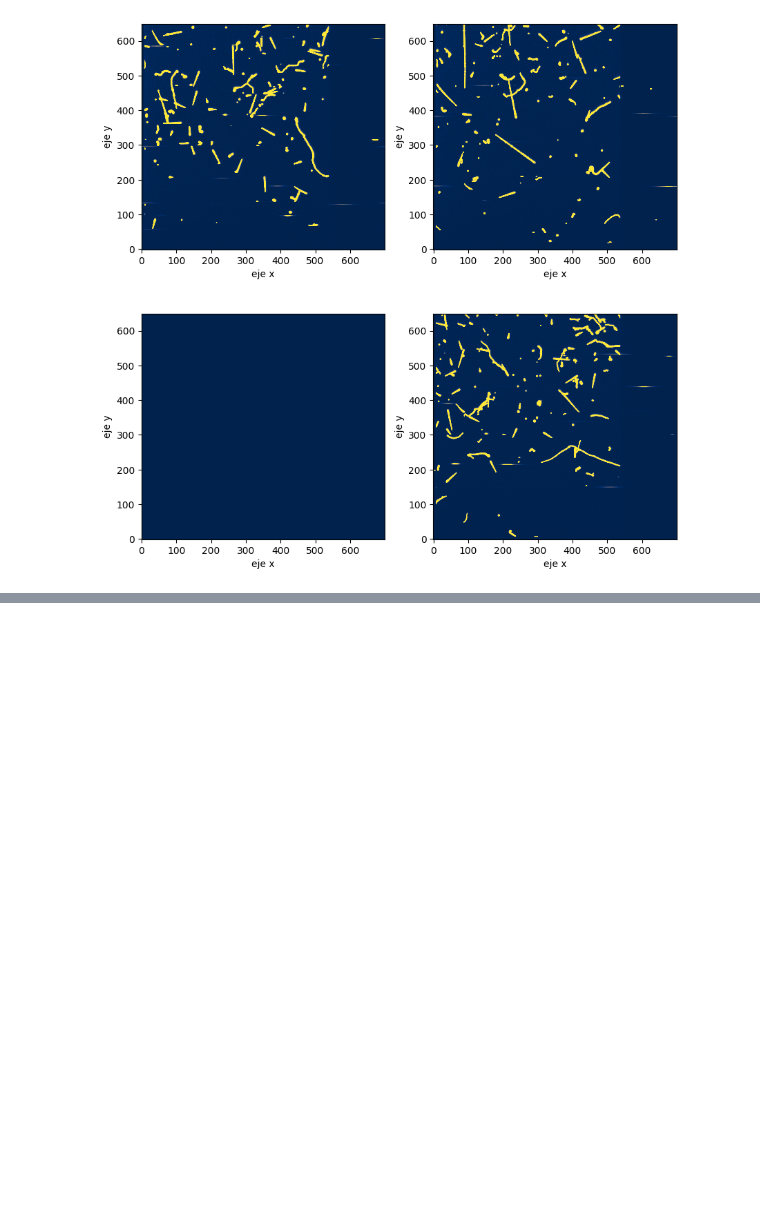
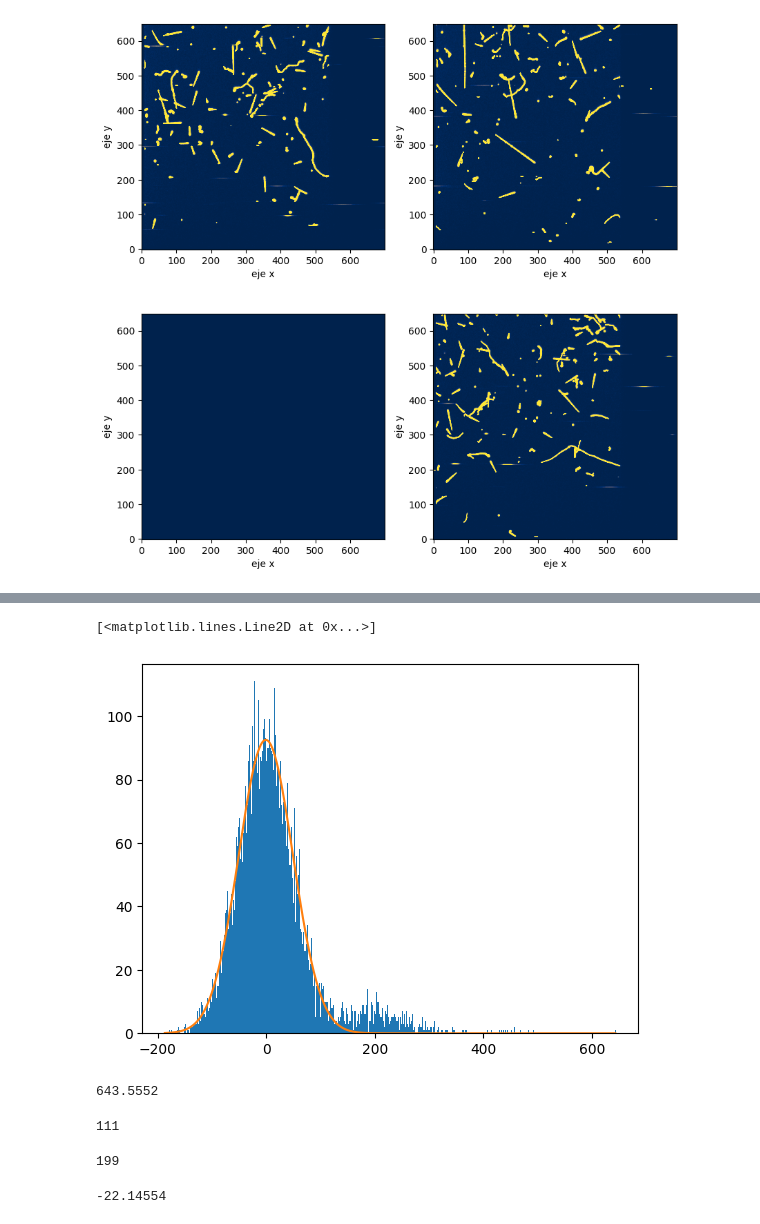
Before and after one commit to maumtzmon/ClasesPy, a Jupyter notebook: 21 - matplotlib/10_histogram_step_by_step.ipynb, the cells around one changed output, grey strips where cells are left out. Saved outputs shown, nothing was run; the diff lists cells and outputs as text; code cells hidden in the pictures; blank space fills up the shorter version.

```diff
--- a/21 - matplotlib/10_histogram_step_by_step.ipynb
+++ b/21 - matplotlib/10_histogram_step_by_step.ipynb
@@ -24,7 +34,5 @@ plt.imshow(data_Ext[0][400:500,550:], cmap='cividis', origin='lower')
 # %%
-Y, bins, _ = plt.hist(data_Ext[0][400:500,550:].flatten(),1000)
+counts_Y, bins_X, _ = plt.hist(data_Ext[0][400:500,550:].flatten(),1000)
 plt.yscale('log')
 # %% [output]
 [figure]
-# %%
-data_Ext.append(imagen[3].data)
@@ -62,0 +92,4 @@ for i in range(0,4):
+# %%
+
+def gauss(x,x0,s,A): # x=data, x0=mean, s=StdDev, A=amplitud
+    return A*np.exp(-(x-x0)**2/(2*s**2))/np.sqrt(np.pi*2*s**2)
@@ -62,0 +100,13 @@ for i in range(0,4):
+# %%
+bins= (bins_X[1:]+bins_X[:-1])/2
+popt,_=curve_fit(gauss, bins,counts_Y)
+# %%
+y,x,_=plt.hist(data_Ext[0][400:500,550:].flatten(),1000)
+plt.plot(bins, gauss(bins, *popt))
+# %% [output]
+[<matplotlib.lines.Line2D at 0x...>]
+[figure, added]
+# %%
+x.max()
+# %% [output]
+643.5552
@@ -62,0 +115,12 @@ for i in range(0,4):
+# %%
+y.max()
+# %% [output]
+111
+# %%
+np.argmax(y)
+# %% [output]
+199
+# %%
+x[np.argmax(y)]
+# %% [output]
+-22.14554
```
Also changed, not shown: parts of 15 cells of this notebook.
